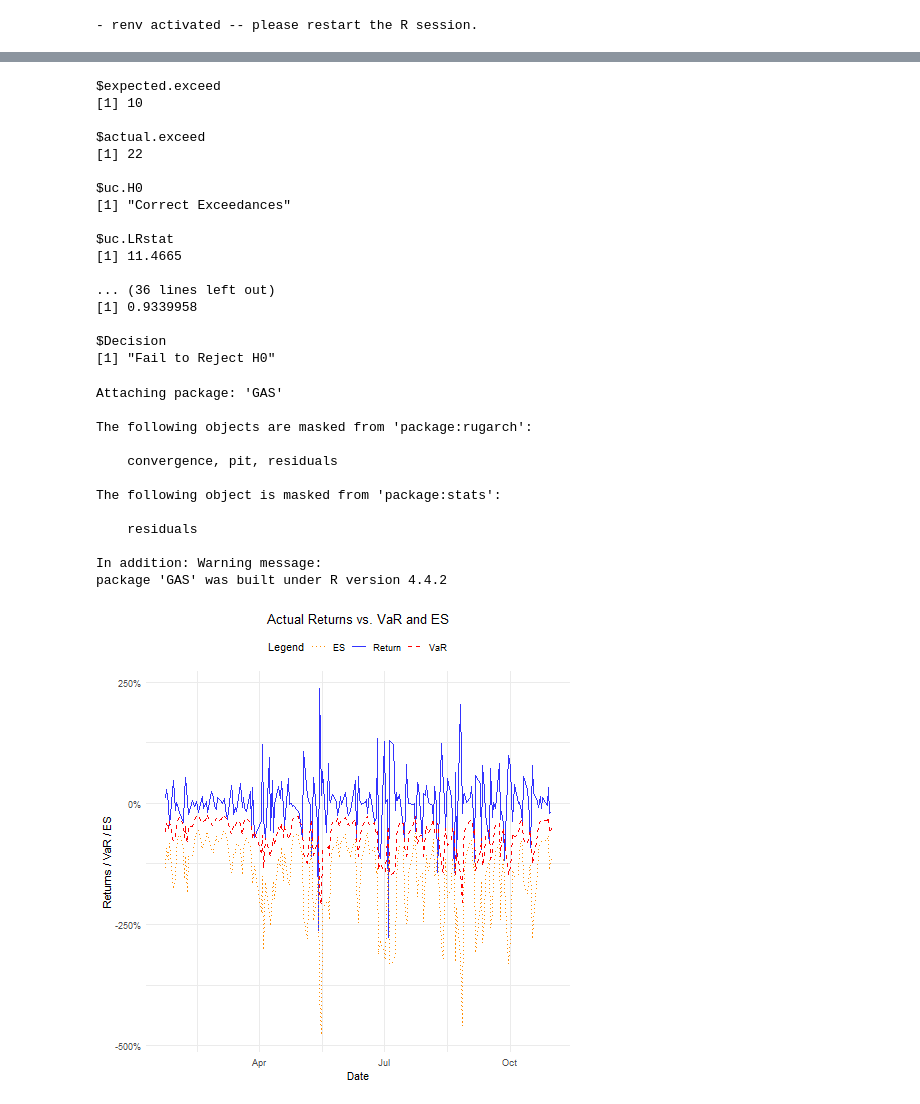
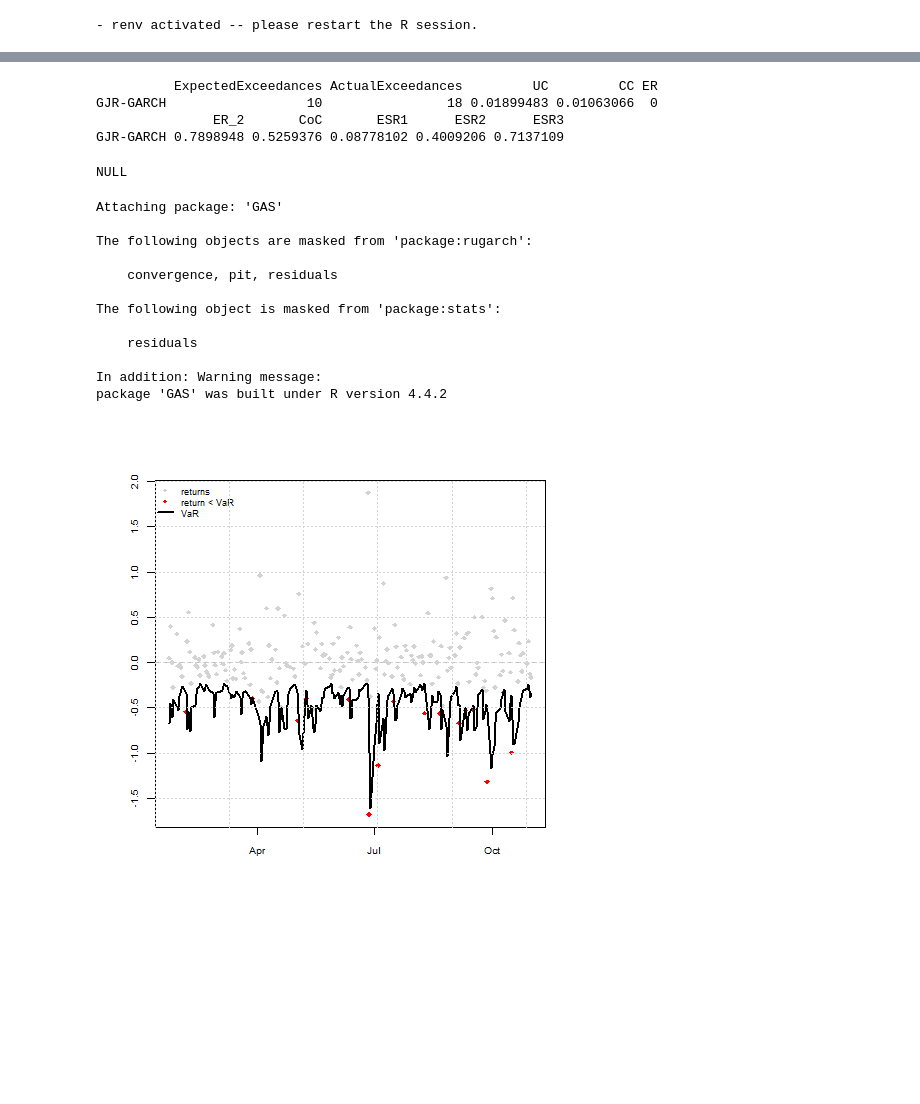
Before and after one commit to chrisdybdahl/var-es-toolbox, a Jupyter notebook: notebooks/03_model_training.ipynb, the cells around one changed output, grey strips where cells are left out. Cells and saved outputs as stored; diff of their text form; code cells hidden in the pictures; blank space fills up the shorter version.

Commit message:
implemented models, fixed imports, bug fixes

```diff
--- a/notebooks/03_model_training.ipynb
+++ b/notebooks/03_model_training.ipynb
@@ -183,15 +194,8 @@ Calculations completed.
 # %%
 %%R
-source(r_non_param_path)
 
-result <- forecast_u_FHS_GARCH_var(df, c, n, m, b = 100)
+result <- forecast_u_FHS_GARCH(df, c, n, m)
 
 var <- -result$VaR
 VaRplot(c, returns, var)
-print(VaRTest(c, returns, var))
-
-es <- -result$ES
-print(ESTest(c, returns, es, var))
-
-plot_var_es(dates, returns, var, es)
 # %% [output]
@@ -216,0 +211,6 @@ Calculations completed.
+# %%
+%%R
+source(backtest_path)
+
+vol <- result$VOL
+run_backtests(returns, var, es, c, VOL = vol, prefix = "FHS")
@@ -217,15 +222,9 @@ Calculations completed.
 # %%
 %%R
-source(r_arch_models_path)
+source(garch_path)
 
-result <- forecast_u_GARCH_var(df, c, n, m, 1, 1, r = 10, model = "gjrGARCH", dist = "sstd")
+result <- forecast_u_GARCH(df, c, n, m, r = 100, model = "gjrGARCH", dist = "sstd")
 
 var <- -result$VaR
-VaRplot(c, returns, var)
-print(VaRTest(c, returns, var))
-
-es <- -result$ES
-print(ESTest(c, returns, es, var))
-
-plot_var_es(dates, returns, var, es)
+print(VaRplot(c, returns, var))
 # %% [output]
@@ -250,45 +240,34 @@ $Decision
+# %%
+%%R
+source(backtest_path)
+
+vol <- result$VOL
+run_backtests(returns, var, es, c, VOL = vol, prefix = "GJR-GARCH")
+# %% [output]
+          ExpectedExceedances ActualExceedances         UC         CC ER
+GJR-GARCH                  10                18 0.01899483 0.01063066  0
+               ER_2       CoC       ESR1      ESR2      ESR3
+GJR-GARCH 0.7898948 0.5259376 0.08778102 0.4009206 0.7137109
 # %%
 %%R
-source(r_gas_models_path)
+source(gas_path)
 
-result <- forecast_u_GAS_var(df, c, n, m, r = 20, dist = "sstd")
+result <- forecast_u_GAS(df, c, n, m, r = 100, dist = "sstd")
 
 var <- -result$VaR
 VaRplot(c, returns, var)
-print(VaRTest(c, returns, var))
-
-es <- -result$ES
-print(ESTest(c, returns, es, var))
-
-plot_var_es(dates, returns, var, es)
 # %% [output]
-$expected.exceed
-[1] 10
-
-$actual.exceed
-[1] 22
-
-$uc.H0
-[1] "Correct Exceedances"
-
-$uc.LRstat
-[1] 11.4665
-
-... (36 lines left out)
-[1] 0.9339958
-
-$Decision
-[1] "Fail to Reject H0"
+NULL
 Attaching package: 'GAS'
 
 The following objects are masked from 'package:rugarch':
 
     convergence, pit, residuals
 
 The following object is masked from 'package:stats':
 
     residuals
 
 In addition: Warning message:
 package 'GAS' was built under R version 4.4.2
-[figure, old version]
+[figure, new version]
```
Also changed, not shown: parts of 28 cells of this notebook, 14 other files.
